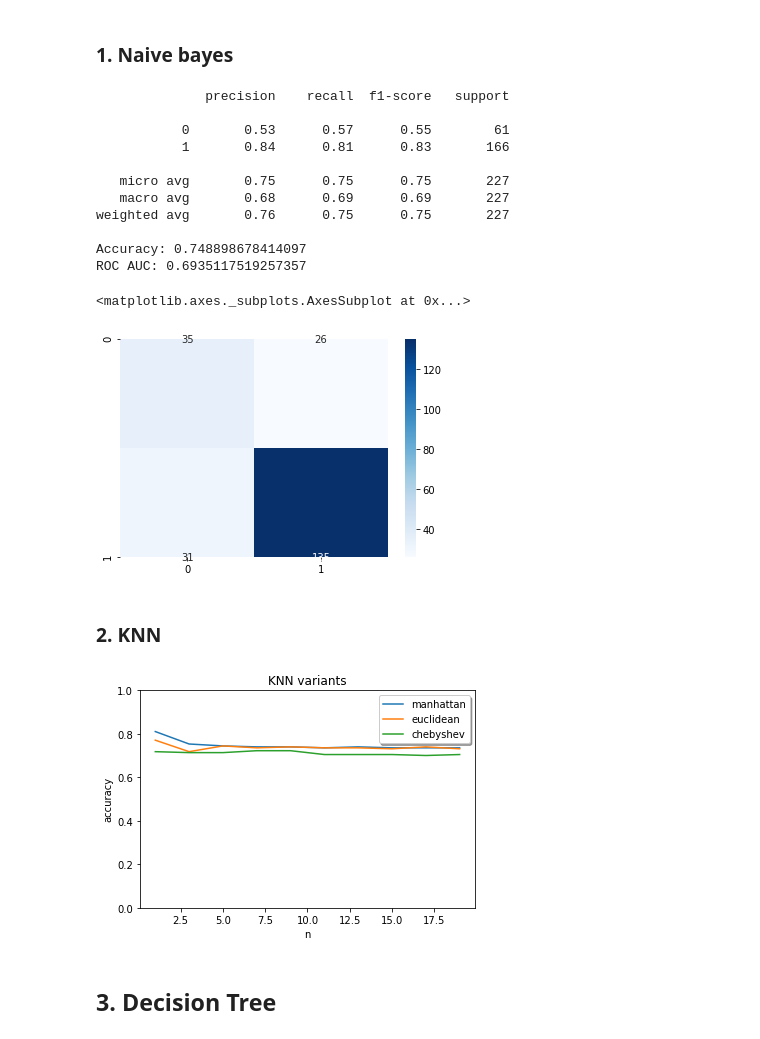
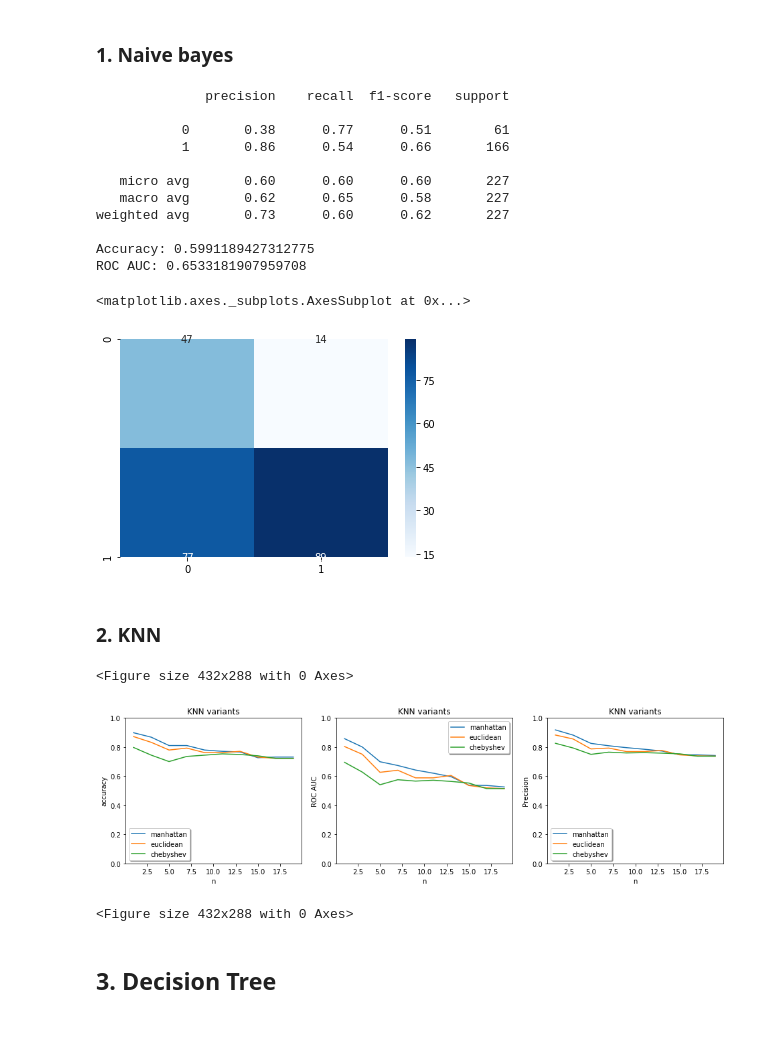
Before and after one commit to MartinXPN/Tecnico, a Jupyter notebook: DataScience/Project1.ipynb, the cells around one changed output. Drawn from its saved outputs; the diff is of its cells as text; code cells hidden in the pictures.

```diff
--- a/DataScience/Project1.ipynb
+++ b/DataScience/Project1.ipynb
@@ -11,7 +11,7 @@ from sklearn.impute import SimpleImputer
 %matplotlib inline
 import ipynb.fs.defs.functions as func
 # %%
-CORRELATION_THRESHOLD = 0.2
+CORRELATION_THRESHOLD = 0.1
 register_matplotlib_converters()
 pd.set_option('display.max_columns', 500)
 pd.set_option('display.width', 1000)
@@ -290,39 +295,47 @@ sns.heatmap(cnf_mtx, annot=True, cmap='Blues', fmt='g')
 # %% [output]
               precision    recall  f1-score   support
 
-           0       0.53      0.57      0.55        61
-           1       0.84      0.81      0.83       166
+           0       0.38      0.77      0.51        61
+           1       0.86      0.54      0.66       166
 
-   micro avg       0.75      0.75      0.75       227
-   macro avg       0.68      0.69      0.69       227
-weighted avg       0.76      0.75      0.75       227
+   micro avg       0.60      0.60      0.60       227
+   macro avg       0.62      0.65      0.58       227
+weighted avg       0.73      0.60      0.62       227
 
-Accuracy: 0.748898678414097
-ROC AUC: 0.6935117519257357
+Accuracy: 0.5991189427312775
+ROC AUC: 0.6533181907959708
 <matplotlib.axes._subplots.AxesSubplot at 0x...>
-[figure, old version]
+[figure, new version]
 # %% [markdown]
 ### 2. KNN
 # %%
 from sklearn.neighbors import KNeighborsClassifier
 
 nvalues = [1, 3, 5, 7, 9, 11, 13, 15, 17, 19]
 dist = ['manhattan', 'euclidean', 'chebyshev']
-values = {}
+plt.figure()
+fig, axs = plt.subplots(1, 3, figsize=(16, 4), squeeze=False)
+
+acc, auc, precision = {}, {}, {}
 for d in dist:
-    yvalues = []
+    acc[d], auc[d], precision[d] = [], [], []
     for n in nvalues:
         knn = KNeighborsClassifier(n_neighbors=n, metric=d)
         knn.fit(X_train, y_train.values.flatten())
         y_pred = knn.predict(X_test)
-        yvalues.append(metrics.accuracy_score(y_test, y_pred))
-    values[d] = yvalues
+        acc[d].append(metrics.accuracy_score(y_test, y_pred))
+        auc[d].append(metrics.roc_auc_score(y_test, y_pred))
+        precision[d].append(metrics.precision_score(y_test, y_pred))
 
 plt.figure()
-func.multiple_line_chart(plt.gca(), nvalues, values, 'KNN variants', 'n', 'accuracy', percentage=True)
+func.multiple_line_chart(axs[0, 0], nvalues, acc, 'KNN variants', 'n', 'accuracy', percentage=True)
+func.multiple_line_chart(axs[0, 1], nvalues, auc, 'KNN variants', 'n', 'ROC AUC', percentage=True)
+func.multiple_line_chart(axs[0, 2], nvalues, precision, 'KNN variants', 'n', 'Precision', percentage=True)
 plt.show()
 # %% [output]
+<Figure size 432x288 with 0 Axes>
-[figure, old version]
+[figure, new version]
+<Figure size 432x288 with 0 Axes>
 # %% [markdown]
 ## 3. Decision Tree
 # %%
```
Also changed, not shown: parts of 12 cells of this notebook, 1 other file.
